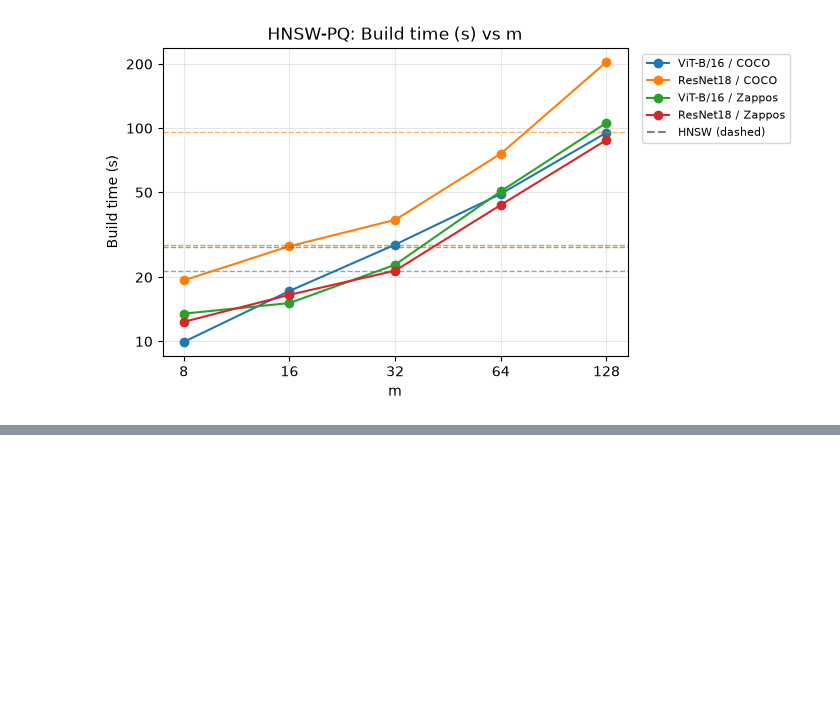
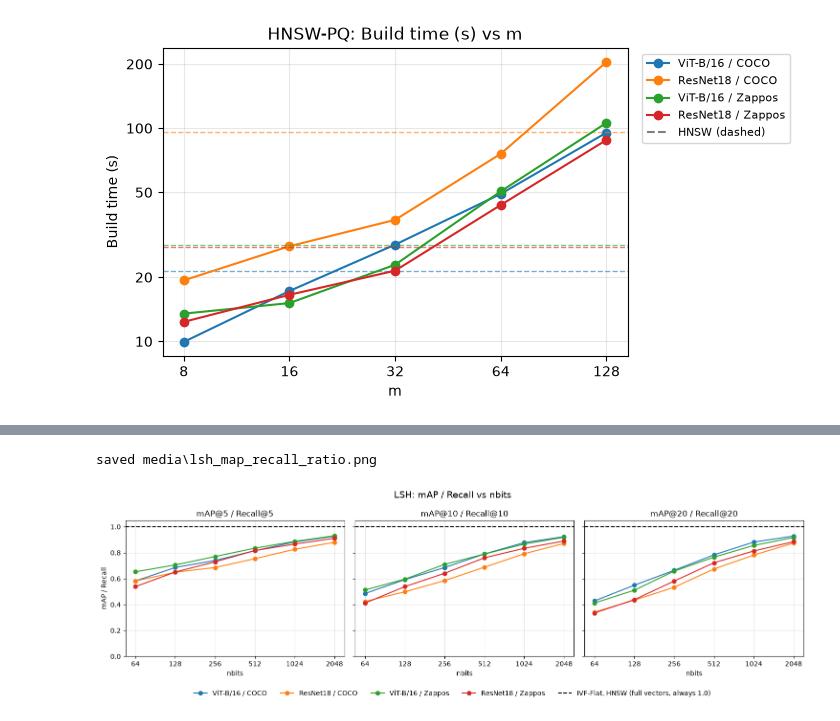
Before and after one commit to IAmGreyBunny/SC4020-Lab1, a Jupyter notebook: experiments/ann-comparison/visualize_results.ipynb, the cells around one changed output, grey strips where cells are left out. Cells and saved outputs as stored; diff of their text form; code cells hidden in the pictures; blank space fills up the shorter version.

```diff
--- a/experiments/ann-comparison/visualize_results.ipynb
+++ b/experiments/ann-comparison/visualize_results.ipynb
@@ -796,0 +815,34 @@ saved media\pqsweep_hnswpq_build_time.png
+# %%
+# mAP@K / Recall@K for every row (1.0 = found neighbours ranked perfectly).
+RATIO_METRICS = [(f"map_recall_ratio_at_{k}", f"mAP@{k} / Recall@{k}") for k in (5, 10, 20)]
+
+
+def add_ratio_columns(df):
+    for k in (5, 10, 20):
+        df[f"map_recall_ratio_at_{k}"] = df[f"map_at_{k}"] / df[f"recall_at_{k}"]
+
+
+def ratio_figure(algorithm, file_prefix, data=None, reference_label="IVF-Flat, HNSW"):
+    # One panel per K (@5 / @10 / @20) -> media/<file_prefix>_map_recall_ratio.png.
+    # The dashed black line at 1.0 is the full-vector method(s) in `reference_label`,
+    # whose mAP always equals their Recall.
+    param = pick(algorithm, data=data)["param_name"].iloc[0]
+    fig, axes = plt.subplots(1, 3, figsize=(15, 4.5), sharey=True)
+    for ax, (metric, label) in zip(axes, RATIO_METRICS):
+        plot_sweep(ax, algorithm, metric, label, ylim=(0, 1.05), data=data)
+        ax.axhline(1.0, ls="--", lw=1.5, color="black",
+                   label=f"{reference_label} (full vectors, always 1.0)")
+        ax.set_title(label)
+        ax.label_outer()
+    axes[0].set_ylabel("mAP / Recall")
+    handles, labels = axes[0].get_legend_handles_labels()
+    fig.legend(handles, labels, loc="lower center", ncol=len(handles), frameon=False)
+    fig.suptitle(f"{algorithm}: mAP / Recall vs {param}", fontsize=14)
+    fig.tight_layout(rect=(0, 0.08, 1, 1))
+    save_figure(fig, f"{file_prefix}_map_recall_ratio")
+    plt.show()
+
+
+add_ratio_columns(results)
+if pq is not None:
+    add_ratio_columns(pq)
@@ -796,0 +859,5 @@ saved media\pqsweep_hnswpq_build_time.png
+# %%
+ratio_figure("LSH", "lsh")
+# %% [output]
+saved media\lsh_map_recall_ratio.png
+[figure, added]
```
Also changed, not shown: parts of 7 cells of this notebook, 4 other files.
